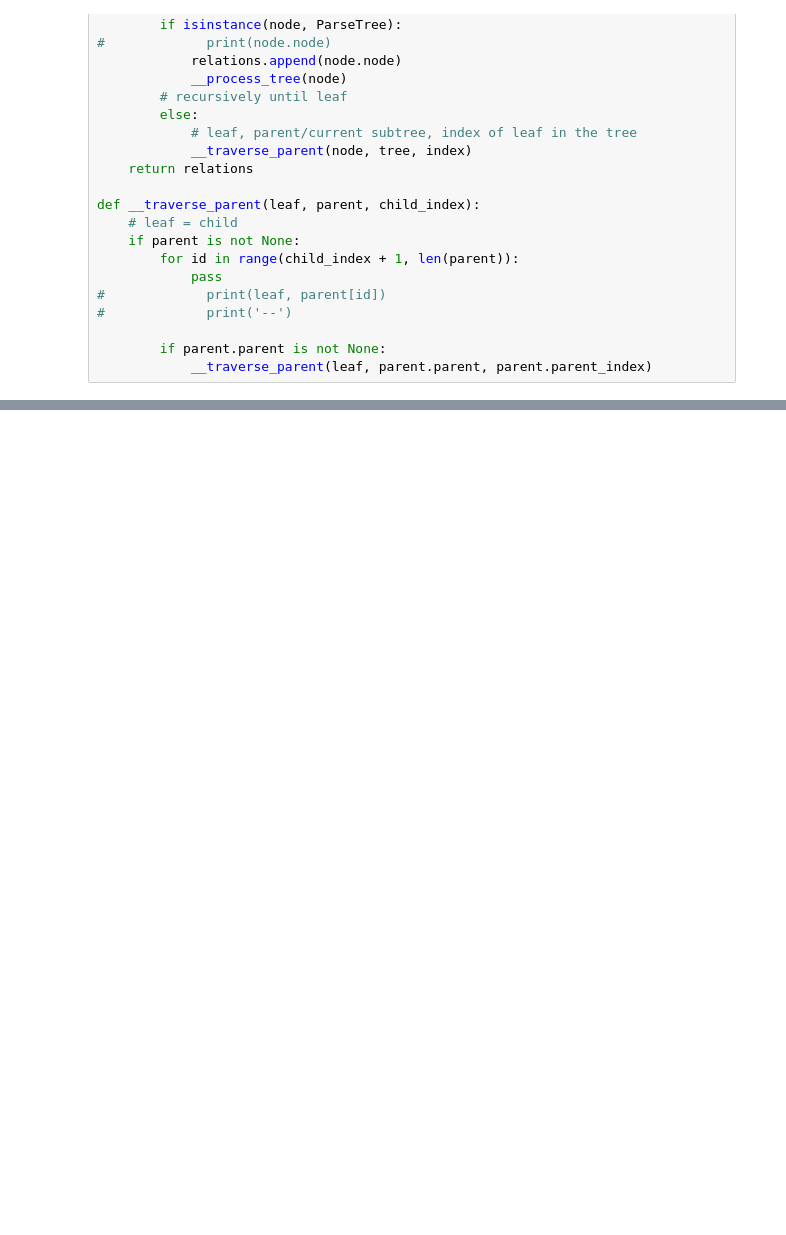
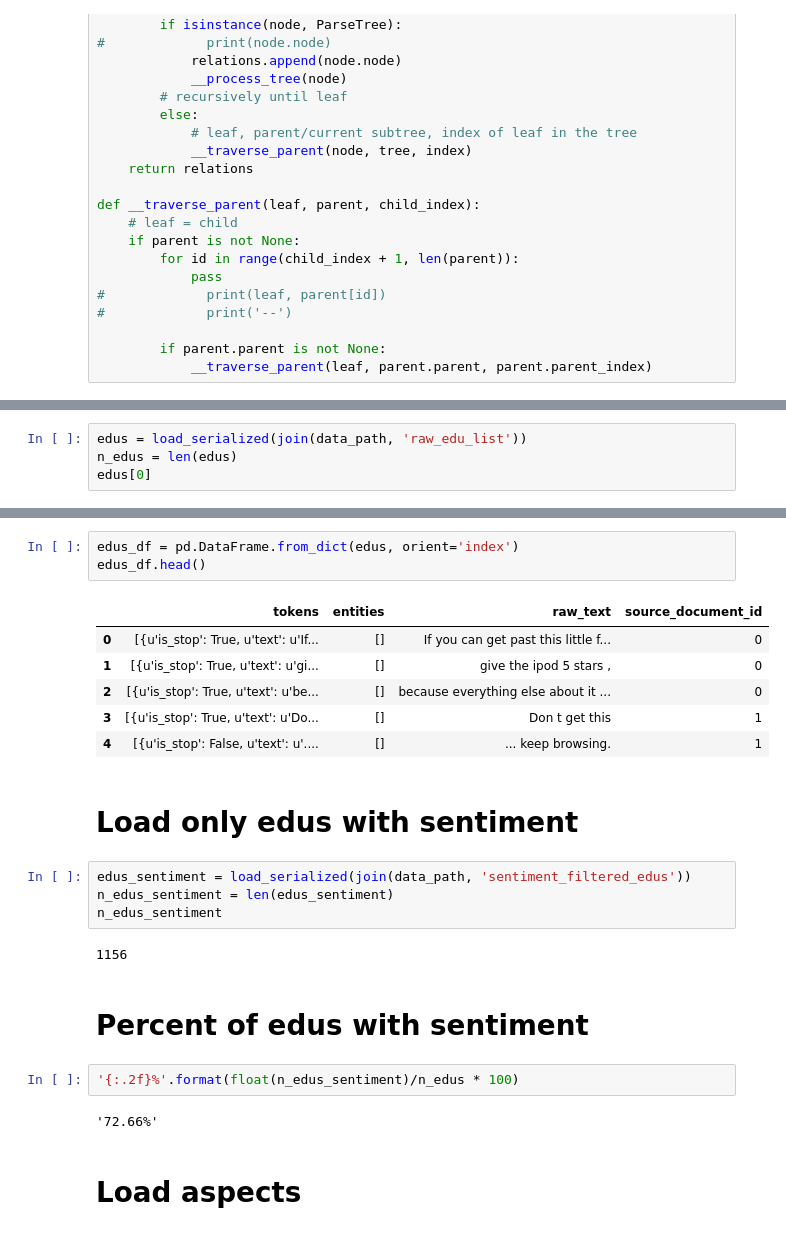
Before and after one commit to laugustyniak/discourse_summarization, a Jupyter notebook: notebooks/nltk-draw-parse-tree.ipynb, the cells around one changed output, grey strips where cells are left out. Cells and saved outputs as stored; diff of their text form; blank space fills up the shorter version.

```diff
--- a/notebooks/nltk-draw-parse-tree.ipynb
+++ b/notebooks/nltk-draw-parse-tree.ipynb
@@ -157,0 +191,4 @@ traverseTree(parsed_tree)
+# %%
+edus = load_serialized(join(data_path, 'raw_edu_list'))
+n_edus = len(edus)
+edus[0]
@@ -157,0 +231,26 @@ traverseTree(parsed_tree)
+# %%
+edus_df = pd.DataFrame.from_dict(edus, orient='index')
+edus_df.head()
+# %% [output]
+|  | tokens | entities | raw_text | source_document_id |
+| 0 | [{u'is_stop': True, u'text': u'If... | [] | If you can get past this little f... | 0 |
+| 1 | [{u'is_stop': True, u'text': u'gi... | [] | give the ipod 5 stars , | 0 |
+| 2 | [{u'is_stop': True, u'text': u'be... | [] | because everything else about it ... | 0 |
+| 3 | [{u'is_stop': True, u'text': u'Do... | [] | Don t get this | 1 |
+| 4 | [{u'is_stop': False, u'text': u'.... | [] | ... keep browsing. | 1 |
+# %% [markdown]
+# Load only edus with sentiment
+# %%
+edus_sentiment = load_serialized(join(data_path, 'sentiment_filtered_edus'))
+n_edus_sentiment = len(edus_sentiment)
+n_edus_sentiment
+# %% [output]
+1156
+# %% [markdown]
+# Percent of edus with sentiment
+# %%
+'{:.2f}%'.format(float(n_edus_sentiment)/n_edus * 100)
+# %% [output]
+'72.66%'
+# %% [markdown]
+# Load aspects
```
Also changed, not shown: parts of 45 cells of this notebook, 1 other file.
